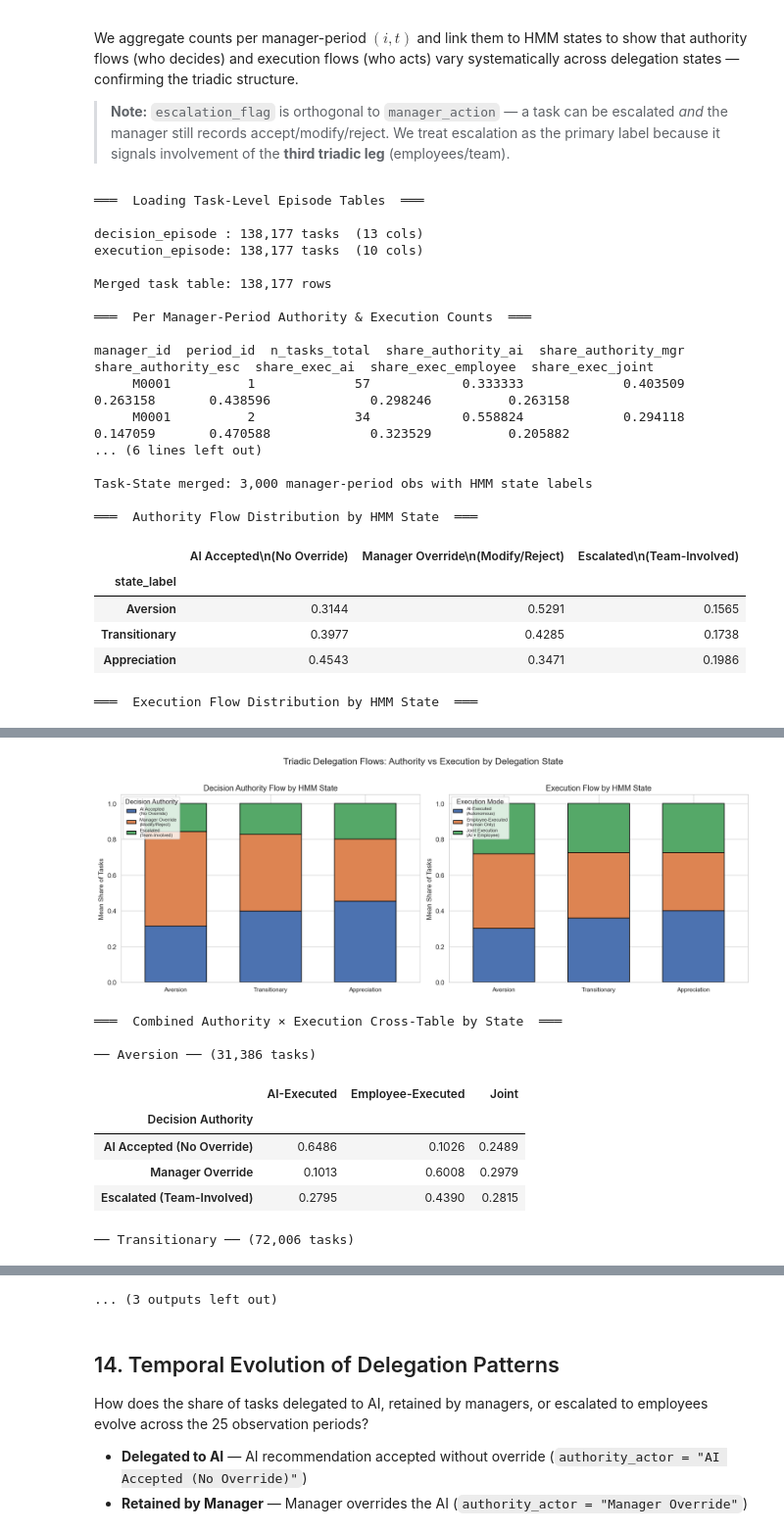
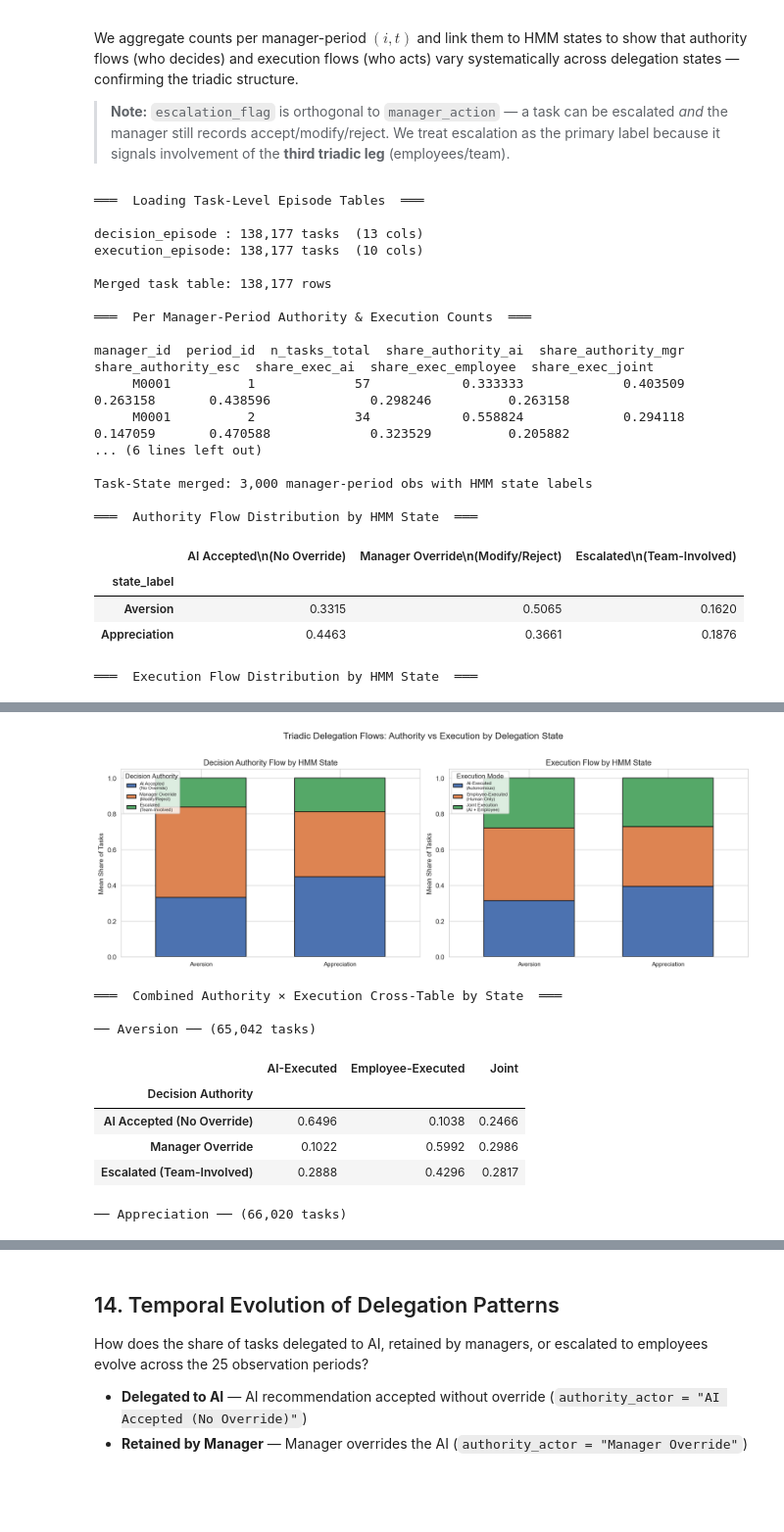
Before and after one commit to kaki1995/Triadic-Human-AI-Delegation, a Jupyter notebook: data_analysis/hmm_3_emissions.ipynb, the cells around one changed output, grey strips where cells are left out. Shown at 98% size. Saved outputs shown, nothing was run; the diff lists cells and outputs as text; code cells hidden in the pictures; blank space fills up the shorter version.

```diff
--- a/data_analysis/hmm_3_emissions.ipynb
+++ b/data_analysis/hmm_3_emissions.ipynb
@@ -1293,0 +1190,29 @@ NameError: name 'best_p_final' is not defined
+# %%
+# ============================================================
+# STATE LABELING (ADD THIS CELL)
+# Place this AFTER mu_orig/sigma_orig are computed (Stage 2 model)
+# ============================================================
+
+import numpy as np
+
+# Choose the primary axis for labeling (theory-based)
+# Appreciation = higher AI decision authority share
+authority_idx = emission_cols.index("ai_decision_authority_share")
+
+# 1-indexed state IDs
+state_appreciation = int(np.argmax(mu_orig[:, authority_idx])) + 1
+state_aversion     = int(np.argmin(mu_orig[:, authority_idx])) + 1
+
+label_map = {
+    state_aversion: "Aversion",
+    state_appreciation: "Appreciation"
+}
+
+# Useful for plotting in a consistent left→right order
+state_order_1idx = [state_aversion, state_appreciation]
+
+print("\n=== STATE LABELING RULE ===")
+print("Rule: Appreciation = state with higher ai_decision_authority_share")
+print(f"→ State {state_appreciation} = Appreciation")
+print(f"→ State {state_aversion} = Aversion")
+print("State order for plots:", state_order_1idx)
@@ -2349,14 +2547,14 @@ task_state = task_agg.merge(
     on=["manager_id", "period_id"], how="inner")
 
 # Map state labels
-task_state["state_label"] = task_state["most_likely_state"].map(STATE_LABELS)
+task_state["state_label"] = task_state["most_likely_state"].map(label_map)
 
 print(f"\nTask-State merged: {task_state.shape[0]:,} manager-period obs with HMM state labels")
 
 # ── 7. Authority Flow by HMM State ──
 print("\n═══  Authority Flow Distribution by HMM State  ═══\n")
 
-label_order = ["Aversion", "Transitionary", "Appreciation"]
+label_order = ["Aversion", "Appreciation"]
 auth_by_state = task_state.groupby("state_label")[
     ["share_authority_ai", "share_authority_mgr", "share_authority_esc"]
 ].mean().reindex(label_order)
@@ -2413,7 +2611,7 @@ print("\n═══  Combined Authority × Execution Cross-Table by State  ══
 tasks_with_state = tasks.merge(
     posteriors[["manager_id", "period_id", "most_likely_state"]],
     on=["manager_id", "period_id"], how="inner")
-tasks_with_state["state_label"] = tasks_with_state["most_likely_state"].map(STATE_LABELS)
+tasks_with_state["state_label"] = tasks_with_state["most_likely_state"].map(label_map)
 
 for sl in label_order:
     sub_tasks = tasks_with_state[tasks_with_state["state_label"] == sl]
@@ -2485,7 +2683,7 @@ plt.show()
 print("\n" + "═" * 60)
 print("✓ Section 5.3 complete: Triadic delegation flows confirm that")
 print("  authority (who decides) and execution (who acts) are distinct")
-print("  dimensions that vary systematically across all three delegation states.")
+print("  dimensions that vary systematically across both delegation states.")
 print("═" * 60)
 # %% [output]
 ═══  Loading Task-Level Episode Tables  ═══
@@ -2507,9 +2705,8 @@ Task-State merged: 3,000 manager-period obs with HMM state labels
 ═══  Authority Flow Distribution by HMM State  ═══
 |  | AI Accepted\n(No Override) | Manager Override\n(Modify/Reject) | Escalated\n(Team-Involved) |
 | state_label |  |  |  |
-| Aversion | 0.3144 | 0.5291 | 0.1565 |
-| Transitionary | 0.3977 | 0.4285 | 0.1738 |
-| Appreciation | 0.4543 | 0.3471 | 0.1986 |
+| Aversion | 0.3315 | 0.5065 | 0.1620 |
+| Appreciation | 0.4463 | 0.3661 | 0.1876 |
 ═══  Execution Flow Distribution by HMM State  ═══
 |  | AI-Executed\n(Autonomous) | Employee-Executed\n(Human Only) | Joint Execution\n(AI + Employee) |
 | state_label |  |  |  |
@@ -2519,12 +2715,12 @@ Task-State merged: 3,000 manager-period obs with HMM state labels
-[figure, old version]
+[figure, new version]
 ═══  Combined Authority × Execution Cross-Table by State  ═══
 
-── Aversion ── (31,386 tasks)
+── Aversion ── (65,042 tasks)
 |  | AI-Executed | Employee-Executed | Joint |
 | Decision Authority |  |  |  |
-| AI Accepted (No Override) | 0.6486 | 0.1026 | 0.2489 |
-| Manager Override | 0.1013 | 0.6008 | 0.2979 |
-| Escalated (Team-Involved) | 0.2795 | 0.4390 | 0.2815 |
+| AI Accepted (No Override) | 0.6496 | 0.1038 | 0.2466 |
+| Manager Override | 0.1022 | 0.5992 | 0.2986 |
+| Escalated (Team-Involved) | 0.2888 | 0.4296 | 0.2817 |
-── Transitionary ── (72,006 tasks)
+── Appreciation ── (66,020 tasks)
 |  | AI-Executed | Employee-Executed | Joint |
 | Decision Authority |  |  |  |
@@ -2549,4 +2750,3 @@ H = 104.48, p = 0.000000
-... (3 outputs left out)
 # %% [markdown]
 ## 14. Temporal Evolution of Delegation Patterns
 
```
Also changed, not shown: parts of 29 cells of this notebook, 2 other files.
